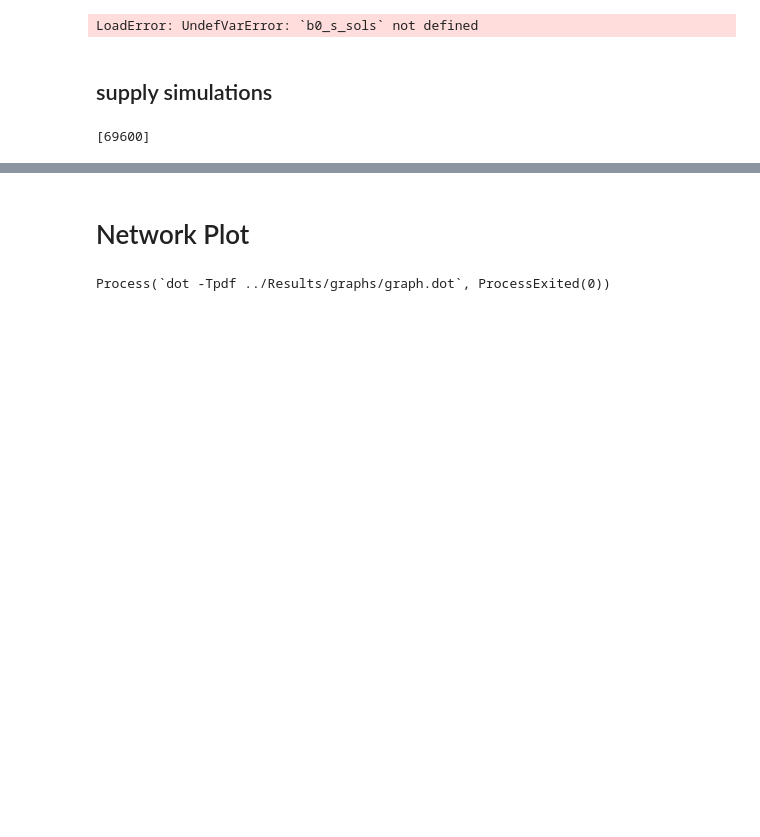
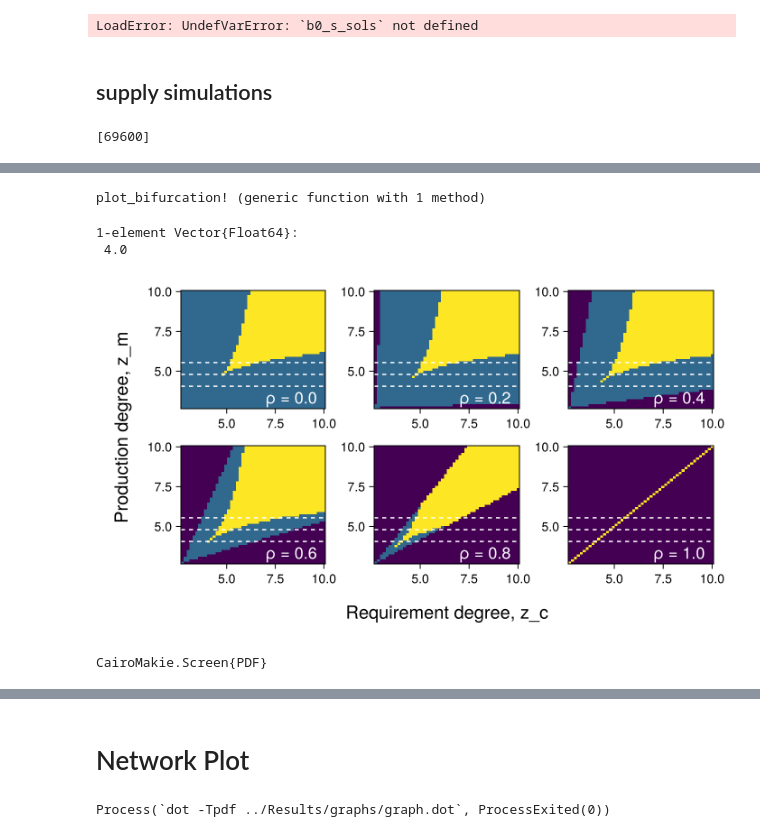
Before and after one commit to CleggTom/MiNet, a Jupyter notebook: Notebooks/Main.ipynb, the cells around one changed output, grey strips where cells are left out. Cells and saved outputs as stored; diff of their text form; code cells hidden in the pictures; blank space fills up the shorter version.

```diff
--- a/Notebooks/Main.ipynb
+++ b/Notebooks/Main.ipynb
@@ -506,0 +467,75 @@ f
+# %%
+function plot_bifurcation!(ax, xvec, yvec; args...)
+    if any(length.(yvec) .== 3)
+        b_order = 0
+        #if not all in the multistable
+        if !all(length(yvec) .== 3)
+            b_order = minimum(yvec[end]) < maximum(yvec[1]) ? :hl : :lh
+        else
+            b_order = yvec[end][2] < yvec[1][2] ? :hl : :lh
+        end
+        #plot branches
+        if b_order == :hl
+            inde = findlast(length.(yvec) .== 3)
+            lines!(ax, xvec[1:inde], maximum.(yvec[1:inde]); args...)
+
+            inds = findfirst(length.(yvec) .== 3)
+            lines!(ax, xvec[inds: end], minimum.(yvec[inds:end]); args...)
+
+            lines!(ax, xvec[inds:(inde)], [y[2] for y = yvec[inds: (inde) ]]; linestyle = :dash, args...)
+        elseif b_order == :lh
+             inde = findlast(length.(yvec) .== 3)
+            lines!(ax, xvec[1:inde], minimum.(yvec[1:inde]); args...)
+
+            inds = findfirst(length.(yvec) .== 3)
+            lines!(ax, xvec[inds: end], maximum.(yvec[inds:end]); args...)
+
+            lines!(ax, xvec[inds:(inde)], [y[2] for y = yvec[inds: (inde) ]]; linestyle = :dash, args...)
+        end
+    else
+        lines!(ax, xvec, [y[1] for y = yvec]; args...)
+    end
+end
+# %% [output]
+plot_bifurcation! (generic function with 1 method)
+# %%
+#params
+n_l = 50
+l_vec = range(exp(1), 10.0, length = n_l)
+n_cor = 6
+cor_vec = range(0,1.0, length = n_cor)
+
+ρ = 0.0
+N = 100
+p_vec = [4.0]
+# %% [output]
+1-element Vector{Float64}:
+ 4.0
+# %%
+res = load("../Results/JLD2/fig_cor.jld2")
+b0_phase,c0_phase = res["phase"];
+b0_sim,c0_sim = res["sim"]
+
+b0_phase[isempty.(b0_phase)] .= Ref([])
+b0_sim[isempty.(b0_sim)] .= Ref([]);
+# %%
+f = Figure(size = (700,400))
+
+for i = 1:6
+    ax = Axis(f[(i-1) ÷ 3, (i-1) % 3])
+    heatmap!(ax,l_vec, l_vec, length.(b0_phase)[:,:,i], colorrange = (0,3))
+    text!(7,2.75,text=string("ρ = ",cor_vec[i]), color = :white, fontsize = 18)
+    hlines!(ax, l_vec[[10,15,20]], color = :white, linestyle = :dash)
+end
+
+Label(f[2,0:2], "Requirement degree, z_c", fontsize = 20)
+Label(f[0:1,-1], "Production degree, z_m", rotation = pi/2, fontsize=20)
+
+f
+# %% [output]
+[figure, added]
+# %%
+save("../Results/Figures/correlation_phase.svg", f)
+save("../Results/Figures/correlation_phase.pdf", f)
+# %% [output]
+CairoMakie.Screen{PDF}
```
Also changed, not shown: parts of 33 cells of this notebook, 25 other files.
